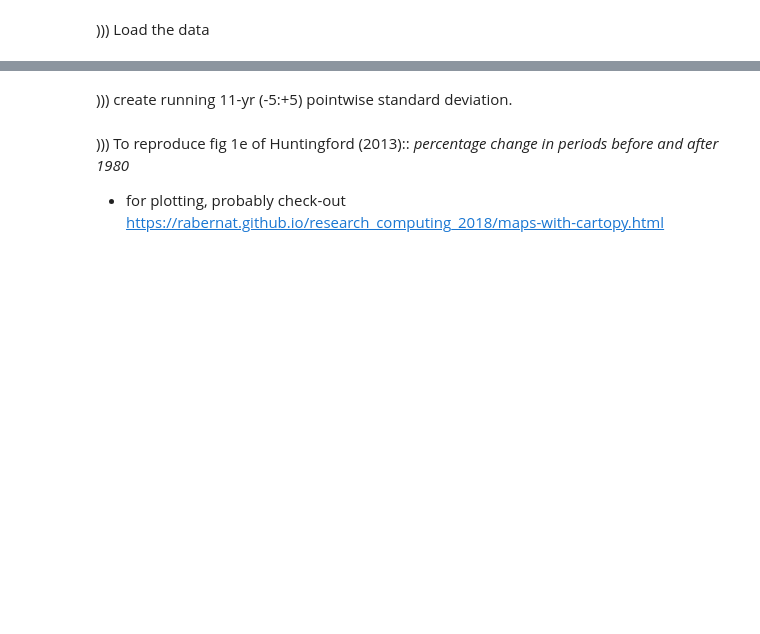
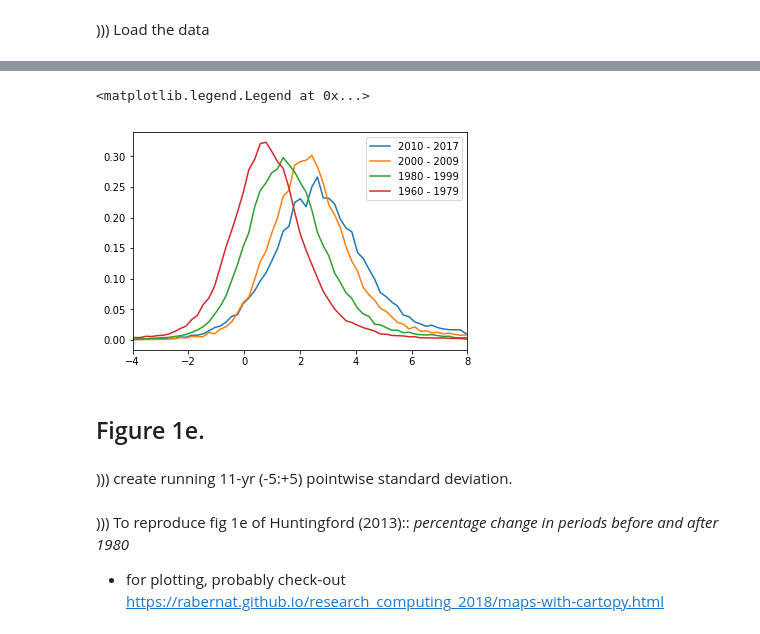
Before and after one commit to jkikstra/climvar, a Jupyter notebook: Reproducing Huntingford 2013 analysis .ipynb, the cells around one changed output, grey strips where cells are left out. Drawn from its saved outputs; the diff is of its cells as text; code cells hidden in the pictures; blank space fills up the shorter version.

Commit message:
also reproduce fig 1a.

```diff
--- a/Reproducing Huntingford 2013 analysis .ipynb
+++ b/Reproducing Huntingford 2013 analysis .ipynb
@@ -65,0 +102,14 @@ Coordinates:
+# %%
+# step 3: dividing these values by the local standard deviations of these numbers for 1958–1980.
+## we divide by the standard deviations of 1850-1900 because that is the period that the anomalies also refer to.
+t_anom_divSD = np.zeros(t_anom.shape)
+local_SD_18501900 = np.zeros((lats, lons))
+
+for lat in range(lats):
+    for lon in range(lons):
+        local_SD_18501900[lat, lon] = np.std(t_anom[0:50, lat, lon])
+
+for yr in range(numyears_data-1): # to exclude 2018 for its NaNs
+    for lat in range(lats):
+        for lon in range(lons):
+            t_anom_divSD[yr, lat, lon] = t_anom[yr, lat, lon] / local_SD_18501900[lat, lon]
@@ -66,3 +176,20 @@ Coordinates:
+# %%
+# FINALLY, plot the resulting PDFs, as in Huntingford 2013 fig 1a.
+xaxesticks = np.zeros(numboxes)
+for i in range(numboxes):
+    xaxesticks[i] = (boxes[i] + boxes[i+1])/2
+
+periodlabels = ["2010 - 2017", "2000 - 2009", "1980 - 1999", "1960 - 1979"]
+plt.figure()
+for i in range(numperiods):
+    plt.plot(xaxesticks, pdfs[i,:], label=periodlabels[i])
+plt.xlim((-4,8))
+plt.legend()
+# %% [output]
+<matplotlib.legend.Legend at 0x...>
+[figure, added]
+# %% [markdown]
+## Figure 1e.
 # %% [markdown]
 ))) create running 11-yr (-5:+5) pointwise standard deviation.
 # %%
```
Also changed, not shown: parts of 10 cells of this notebook, 1 other file.
